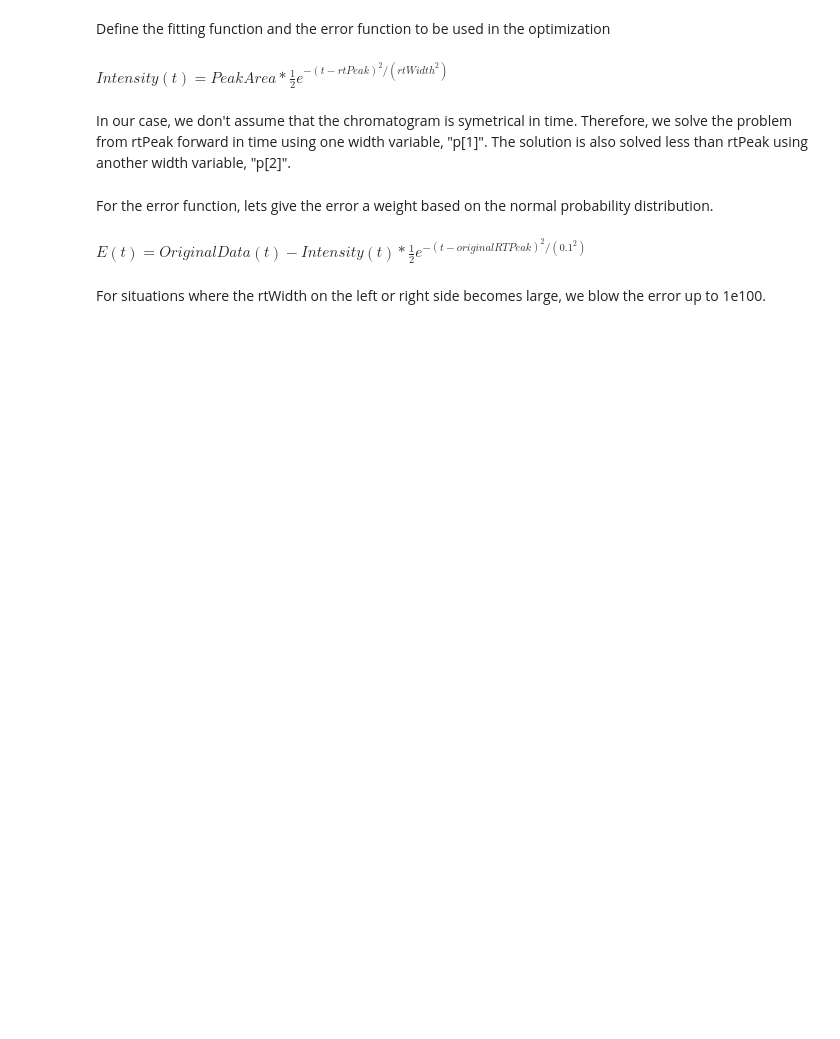
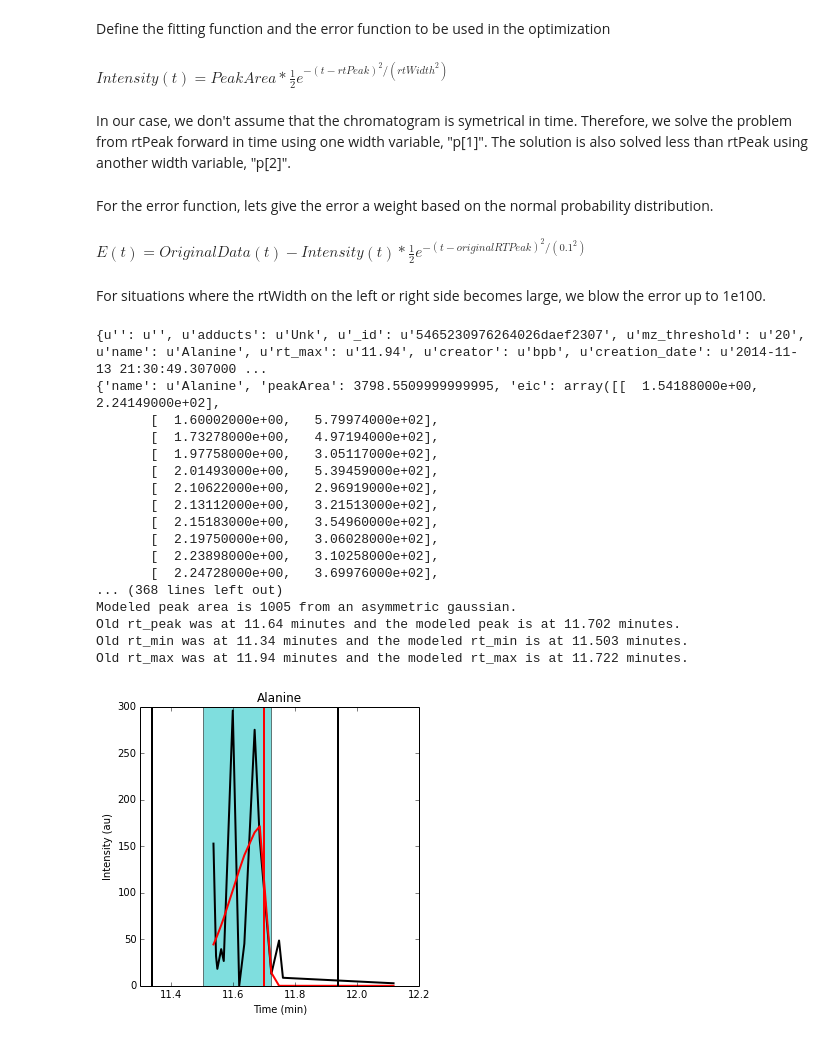
Before and after one commit to benbowen/metatlas, a Jupyter notebook: Chapter2/What_Is_In_My_Sample.ipynb, the cells around one changed output. Cells and saved outputs as stored; diff of their text form; code cells hidden in the pictures; blank space fills up the shorter version.

```diff
--- a/Chapter2/What_Is_In_My_Sample.ipynb
+++ b/Chapter2/What_Is_In_My_Sample.ipynb
@@ -135,15 +167,17 @@ print len(dictData[u'compounds'])
 # %%
-
+import time
 metatlas = reload(metatlas)
 polarity = 1
 extraTime = 0.3
 data = []
-for i,compound in enumerate(dictData[u'compounds']):
+i = 0
+myList = ','.join(map(str, export_fileIds))
+for compound in dictData[u'compounds']:
     try:
+        print i, " worked"
         data.append(metatlas.getEICForCompounds(compound,myArray,export_fileIds,extraTime,client,polarity))
-        print i
-        print compound
     except:
-        print i, "failed"
-        print compound
+        print i, " failed"
         data.append([])
+    i = i+1
+    time.sleep(2)    # pause 2 seconds
@@ -157,7 +223,7 @@ for i,myFile in enumerate(export_fileIds):
             export_filenames.append(fileInfo['name'][j].replace('mzML','png'))
 %config InlineBackend.figure_format = 'png'
 
-numCols = 4.
+numCols = 7.
 
 nRows = int(np.ceil(len(dictData[u'compounds'][:])/numCols))
 
@@ -204,8 +274,8 @@ benzoicAcid = C*7 + H + D*5 + O*2 - proton
 print lysine
 print benzoicAcid
 # %%
-payload = {'L':1,'P':1,'arrayname':myArray,'fileid':qc_CAS17_Files_pos[0],
-           'max_mz':151.139,'min_mz':151.135,
+payload = {'L':1,'P':1,'arrayname':myArray,'fileid':myRunID,
+           'max_mz':151.139,'min_mz':1,
            'nsteps':20000,'queryType':'XICofFile'}
 url = 'https://metatlas.nersc.gov/api/run'
 
@@ -255,7 +342,7 @@ for atlas in allAtlases:
 # %%
 # Get the entries for a specific dictionary
 # GET /api/dict/<dict_id>/
-dictId = '5433367e762640542f846835'
+dictId = '546522c776264026d5a0ed83'
 url = 'https://metatlas.nersc.gov/api/dict/%s/' % dictId
 r = client.get(url)
 dictData = json.loads(r.text)
@@ -340,23 +432,42 @@ For situations where the rtWidth on the left or right side becomes large, we blo
 # %%
 metatlas = reload(metatlas)
 polarity = 1 # set to 0 for negative mode and 1 for positive mode
 # compound = dictData[u'compounds'][4] #leucine
-compound = dictData[u'compounds'][9] #proline
+compound = dictData[u'compounds'][0] #proline
 print compound
-data = metatlas.getEICForCompound(compound,myArray,qc_CAS17_Files_pos[0],0.5,client,polarity)
-# data = metatlas.getEICForCompound(compound,myArray,myRunID,0.5,client,polarity)
-
+# data = metatlas.getEICForCompound(compound,myArray,qc_CAS17_Files_pos[0],0.5,client,polarity)
+data = metatlas.getEICForCompound(compound,myArray,myRunID,0.5,client,polarity)
+print data
 fitResult = metatlas.fitACompound(compound,data)
 print fitResult
 print compound[u'name']
 
 fig, ax = plt.subplots(1, 1,figsize=(5,5))
 metatlas.createChromatogramPlots(data,compound,fitResult,ax)
 
 print 'Modeled peak area is %d from an asymmetric gaussian.' % (np.sum(data['iMax']*metatlas.fitfunc(fitResult, data['xdata'])))
 print 'Old rt_peak was at %s minutes and the modeled peak is at %5.3f minutes.' % (compound[u'rt_peak'],fitResult[1])
 print 'Old rt_min was at %s minutes and the modeled rt_min is at %5.3f minutes.' % (compound[u'rt_min'],fitResult[1]-2*fitResult[3])
 print 'Old rt_max was at %s minutes and the modeled rt_max is at %5.3f minutes.' % (compound[u'rt_max'],fitResult[1]+2*fitResult[2])
+# %% [output]
+{u'': u'', u'adducts': u'Unk', u'_id': u'5465230976264026daef2307', u'mz_threshold': u'20', u'name': u'Alanine', u'rt_max': u'11.94', u'creator': u'bpb', u'creation_date': u'2014-11-13 21:30:49.307000 ...
+{'name': u'Alanine', 'peakArea': 3798.5509999999995, 'eic': array([[  1.54188000e+00,   2.24149000e+02],
+       [  1.60002000e+00,   5.79974000e+02],
+       [  1.73278000e+00,   4.97194000e+02],
+       [  1.97758000e+00,   3.05117000e+02],
+       [  2.01493000e+00,   5.39459000e+02],
+       [  2.10622000e+00,   2.96919000e+02],
+       [  2.13112000e+00,   3.21513000e+02],
+       [  2.15183000e+00,   3.54960000e+02],
+       [  2.19750000e+00,   3.06028000e+02],
+       [  2.23898000e+00,   3.10258000e+02],
+       [  2.24728000e+00,   3.69976000e+02],
+... (368 lines left out)
+Modeled peak area is 1005 from an asymmetric gaussian.
+Old rt_peak was at 11.64 minutes and the modeled peak is at 11.702 minutes.
+Old rt_min was at 11.34 minutes and the modeled rt_min is at 11.503 minutes.
+Old rt_max was at 11.94 minutes and the modeled rt_max is at 11.722 minutes.
+[figure, added]
 # %%
 nRows = int(np.ceil(len(dictData[u'compounds'][:])/3.))
 fig, ax = plt.subplots(nRows, 3,figsize=(11,nRows * 4))
```
Also changed, not shown: parts of 16 cells of this notebook.
